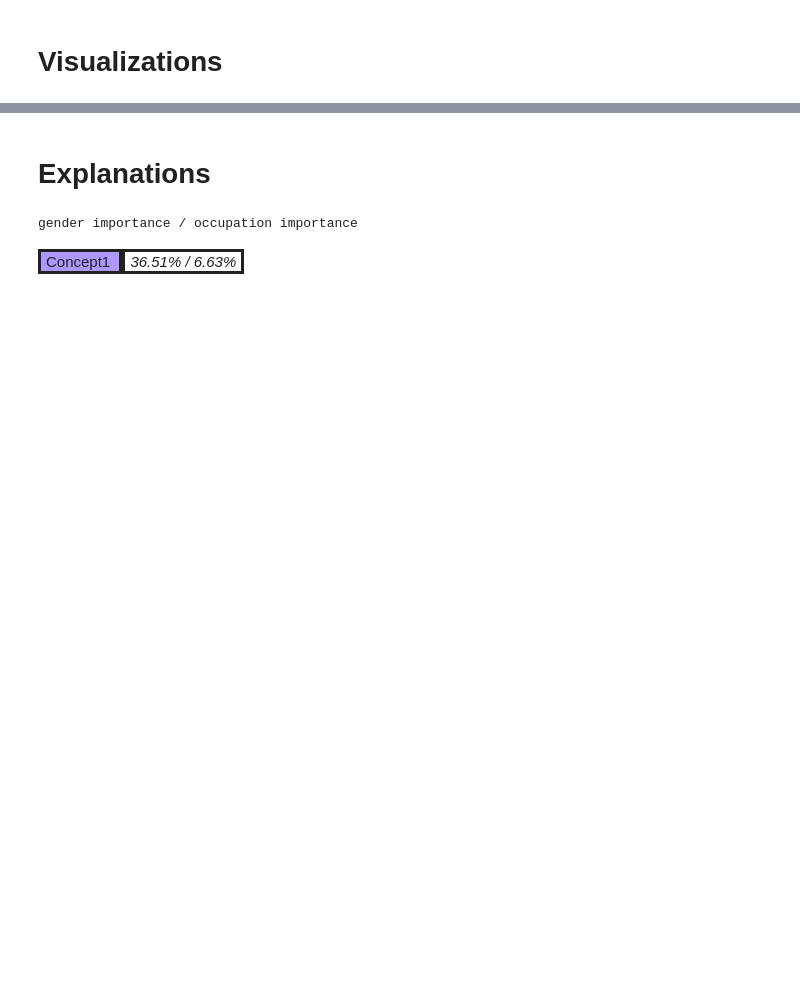
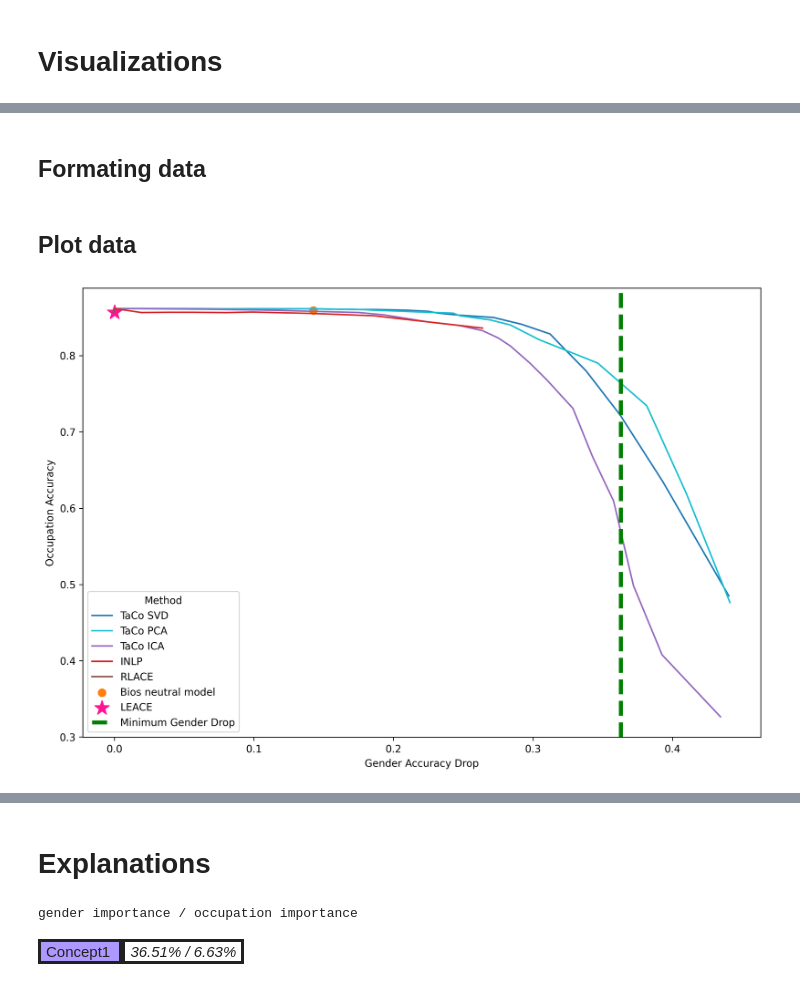
Before and after one commit to fanny-jourdan/TaCo, a Jupyter notebook: visualizations.ipynb, the cells around one changed output, grey strips where cells are left out. Cells and saved outputs as stored; diff of their text form; code cells hidden in the pictures; blank space fills up the shorter version.

```diff
--- a/visualizations.ipynb
+++ b/visualizations.ipynb
@@ -319,0 +70,18 @@ plt.show()
+# %%
+results_INLP = np.load(datafolderviz + f'INLP/results/results_occ_gen_clfs_{modeltype}_b_normal.npy', allow_pickle=True).item()
+
+acc_occ_INLP = [acc_occ_baseline1] + results_INLP["l_acc_occ"]
+acc_gender_INLP = [acc_gender_baseline1] + results_INLP["l_acc_gen"]
+l_num_clfs_INLP = [0] + results_INLP["l_num_clfs"]
+
+
+acc_occ_INLP_linear = [acc_occ_baseline1] + results_INLP["l_acc_occ_linear"]
+acc_gender_INLP_linear = [acc_gender_baseline1] + results_INLP["l_acc_gen_linear"]
+# %%
+num_iters = 50000
+epsilon = 0.001
+
+results_RLACE = np.load(datafolderviz + f'RLACE/results/results_{num_iters}iters_{epsilon}epsilon_occ_gen_rank_{modeltype}_b_normal.npy', allow_pickle=True).item()
+acc_occ_RLACE = [acc_occ_baseline1] + results_RLACE["l_acc_occ"]
+acc_gender_RLACE = [acc_gender_baseline1] + results_RLACE["l_acc_gen"]
+rank_RLACE = [0] + results_RLACE["rank"]
@@ -319,0 +106,5 @@ plt.show()
+# %%
+acc_occ_LEACE = 0.85648
+acc_gender_LEACE = 0.9837
+# %% [markdown]
+## Formating data
@@ -319,0 +184,2 @@ plt.show()
+# %% [markdown]
+## Plot data
@@ -319,0 +188,25 @@ plt.show()
+# %%
+# Prepare data for accuracy drop plot
+df_gender_drop = prepare_data_drop(methods_data, baseline1_data, drop_metric='Gender')
+
+min_gender_drop = (acc_gender_baseline1 - min_gender) / acc_gender_baseline1
+
+# Plot accuracy drop
+#plot_occ_acc_vs_gender_acc_drop(df_gender_drop, baseline2_data, min_gender_drop, method_colors, method_markers, legend=True)
+
+
+plot_accuracy_vs_accuracy_drop(
+    x_col='Gender Accuracy Drop',
+    y_col='Occupation Accuracy',
+    df=df_gender_drop,
+    additional_points=additional_points,
+    method_colors=method_colors,
+    method_markers=method_markers,
+    legend=True,
+    xlim=None,  # Adjust if needed
+    ylim=None,  # Adjust if needed
+    min_drop_line=min_gender_drop,  # Set to a value if applicable
+    min_drop_label='Minimum Gender Drop'
+)
+# %% [output]
+[figure, added]
```
Also changed, not shown: parts of 15 cells of this notebook, 11 other files.
